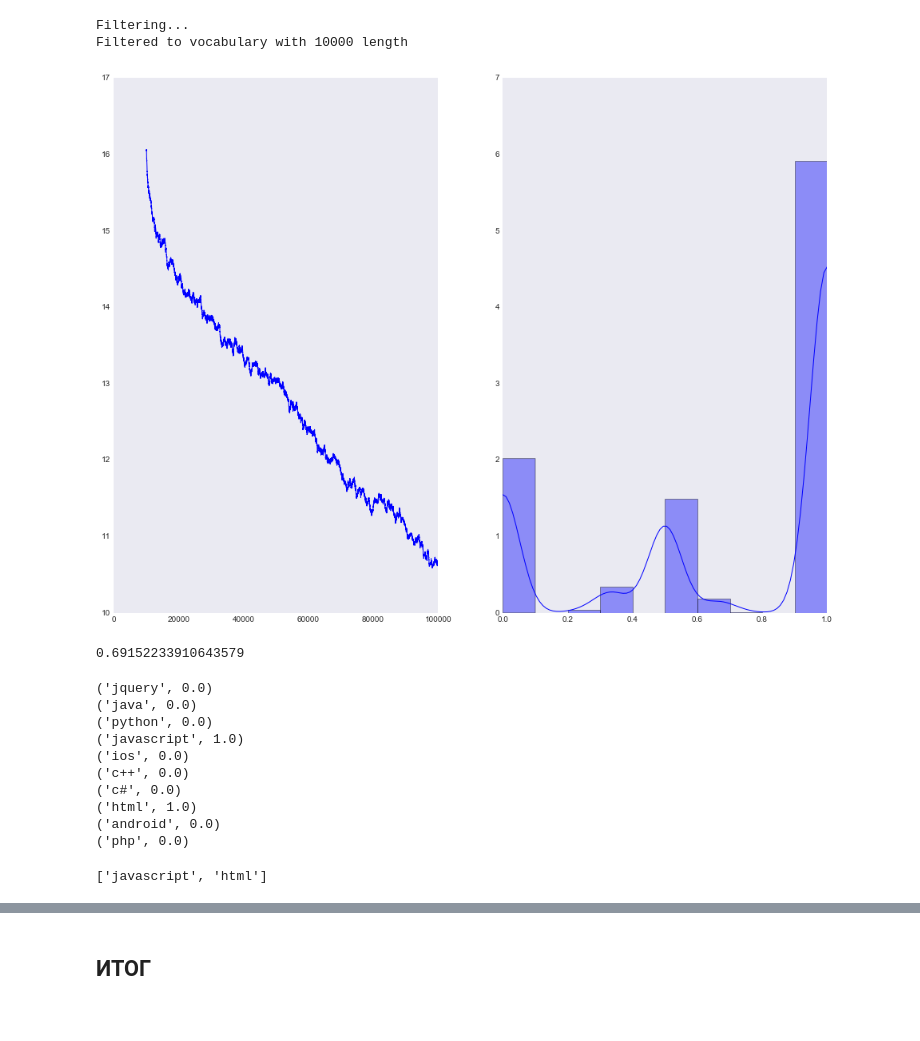
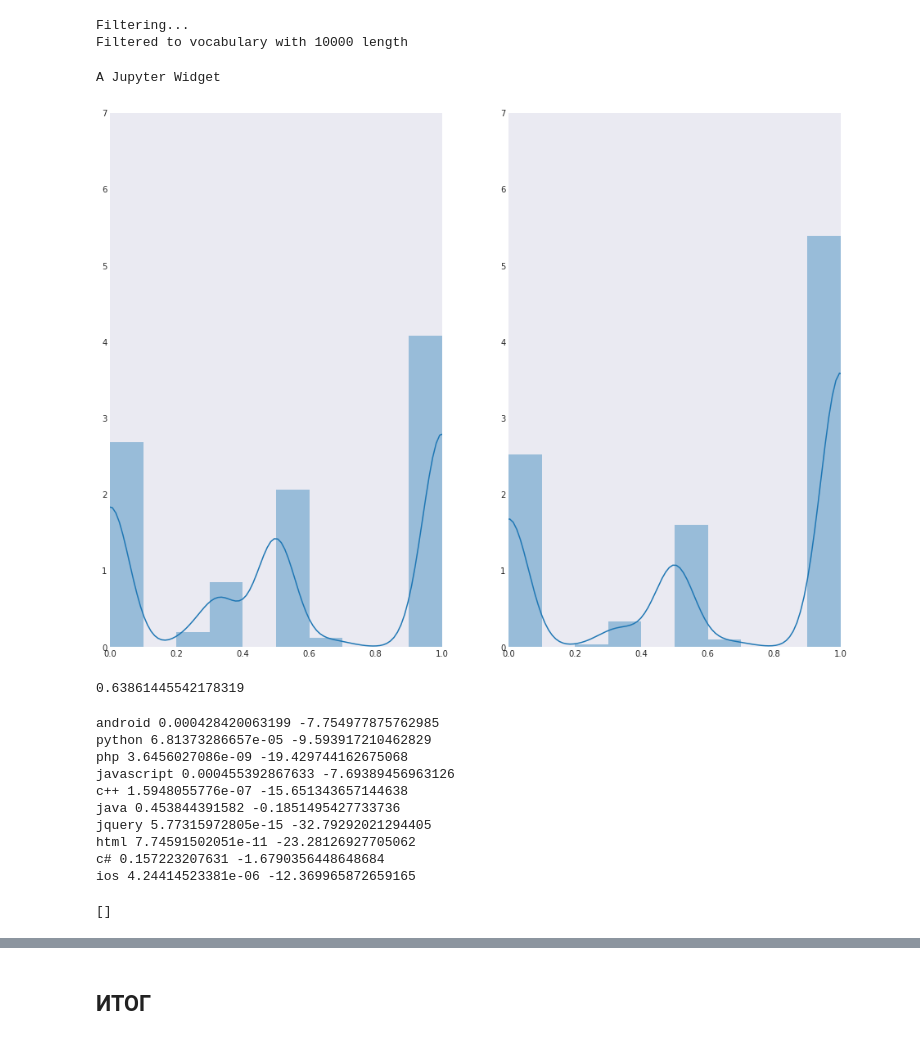
Before and after one commit to LeninTheMushroom/machine-learning, a Jupyter notebook: ods/4.ipynb, the cells around one changed output, grey strips where cells are left out. Drawn from its saved outputs; the diff is of its cells as text; code cells hidden in the pictures.

```diff
--- a/ods/4.ipynb
+++ b/ods/4.ipynb
@@ -87,12 +87,13 @@ from tqdm import tqdm_notebook
 import pandas as pd
 from collections import defaultdict
 from collections import Counter
+import math
 
 sns.set_style("dark")
 plt.rcParams['figure.figsize'] = 16, 12
 
-DS_FILE_NAME = 'C:\\Users\\Admin\\Downloads\\data.hw4.tar\\stackoverflow_sample_125k.tsv'
-TAGS_FILE_NAME = 'C:\\Users\\Admin\\Downloads\\data.hw4.tar\\top10_tags.tsv'
+DS_FILE_NAME = '/home/uasa/Desktop/data/stackoverflow_sample_125k.tsv'
+TAGS_FILE_NAME = '/home/uasa/Desktop/data/top10_tags.tsv'
 # %%
 top_tags = []
 with open(TAGS_FILE_NAME, 'r') as f:
@@ -330,6 +335,7 @@ class LogRegressorElastic():
 
 
     def make_vocab_word_list(self, fname=DS_FILE_NAME, total=100000, remaining=10000):
+        #Создаём список слов, которые можно найти в тексте. Если нужно, выбираем самые популярные
         hist_dict = {}
         k=0
         with open(fname, 'r') as f:
@@ -347,7 +353,7 @@ class LogRegressorElastic():
                         hist_dict[word]=0
                 k+=1
         if remaining>0 :
-            sorted_hist = sorted(hist_dict.iteritems(), key=lambda x: x[-1], reverse=True)[:remaining]
+            sorted_hist = sorted(hist_dict.items(), key=lambda x: x[-1], reverse=True)[:remaining]
             return [sorted_hist[x][0] for x in range(len(sorted_hist))]
         else:
             return [x for x in hist_dict]
@@ -361,7 +367,7 @@ class LogRegressorElastic():
     def filter_vocab(self,n=10000):
         print('Filtering...')
         word_list = self.make_vocab_word_list(remaining=n)
-        self._vocab = {a:b for a,b in self._vocab.iteritems() if a in word_list}
+        self._vocab = {a:self._vocab[a] for a in word_list if a in self._vocab}
         print('Filtered to vocabulary with {} length'.format(len(self._vocab)))
 
     def sign(self,a):
@@ -378,13 +384,13 @@ class LogRegressorElastic():
         for tag in self._tags:
             z = self._b[tag]
 
-            for word in sentence:
+            for word in word_list:
                 if word not in self._vocab:
                     continue
                 z += self._w[tag][self._vocab[word]]
 
             sigma = 1/(1 + np.exp(-z)) if z >= 0 else 1 - 1/(1 + np.exp(z))
-            print(tag, sigma)
+            print(tag, sigma,z)
             if sigma>=0.9:
                 tag_list.append(tag)
         return tag_list
@@ -396,8 +402,7 @@ class LogRegressorElastic():
                      learning_rate=0.1,
                      tolerance=1e-16,
                      our_lambda=0.0002,
-                     our_gamma=0.1,
-                     update_vocab=True):
+                     our_gamma=0.1):
         self._loss = []
         n = 0
         lambd2gamm = our_lambda*2*our_gamma
@@ -414,6 +419,7 @@ class LogRegressorElastic():
                 tag_probabilities = []
                 tag_markings = []
 
+                #valued_words = Counter([word for word in sentence if word in self._vocab])
                 valued_words = [word for word in sentence if word in self._vocab]
 
                 for tag in self._tags:
@@ -423,16 +429,16 @@ class LogRegressorElastic():
                     for word in valued_words:
                         z += self._w[tag][self._vocab[word]]
 
-                    sigma = 1/(1 + np.exp(-z)) if z >= 0 else 1 - 1/(1 + np.exp(z))
-                    sample_loss += -y*np.log(np.max([tolerance, sigma])) if y == 1 else \
-                                   -(1 - y)*np.log(1 - np.min([1 - tolerance, sigma]))
+                    sigma = 1/(1 + math.exp(-z)) if z >= 0 else 1 - 1/(1 + math.exp(z))
 
+                    dLdw = y-sigma
                     if n < top_n_train:
-                        dLdw = y-sigma
+                        #for word,occurence in valued_words.items():
                         for word in valued_words:
                             a = self._w[tag][self._vocab[word]]
                             dEldw = lambd2gamm*a + rev_gamm*self.sign(a)
-                            self._w[tag][self._vocab[word]] -= learning_rate*(-dLdw + dEldw)
+                            #self._w[tag][self._vocab[word]] -= occurence*(learning_rate*(-dLdw+dEldw))
+                            self._w[tag][self._vocab[word]] -= learning_rate*(-dLdw)+dEldw
 
                         self._b[tag] -= learning_rate*(-dLdw)
                     else:
@@ -442,7 +448,7 @@ class LogRegressorElastic():
                             tag_probabilities.append(0)
                         tag_markings.append(y)
                 n += 1
-                self._loss.append(sample_loss)
+                #self._loss.append(sample_loss)
                 if n >= top_n_train:
                     self._jaccard_scores.append(jaccard_score(tag_markings, tag_probabilities))
 # %%
@@ -500,21 +491,24 @@ Filtering...
 Filtered to vocabulary with 10000 length
 # %%
 model_elastic.iterate_file(learning_rate = 0.01)
+# %% [output]
+A Jupyter Widget
 # %%
 fig, ax =plt.subplots(1,2)
 plt.subplot(1, 2, 1)
-plt.plot(pd.Series(model_elastic._loss[:-25000]).rolling(10000).mean());
+g = sns.distplot(model_elastic._jaccard_scores[:25001], bins=10, norm_hist=True)
+g.set(xlim=(0.0, 1.0), ylim=(0.0,7.0))
 
 plt.subplot(1, 2, 2)
 g = sns.distplot(model_elastic._jaccard_scores[25001:], bins=10, norm_hist=True)
 g.set(xlim=(0.0, 1.0), ylim=(0.0,7.0))
 fig.show()
 # %% [output]
-[figure, old version]
+[figure, new version]
 # %%
 np.mean(model_elastic._jaccard_scores[25001:])
 # %% [output]
-0.69152233910643579
+0.63861445542178319
 # %%
 sentence = ("I want to improve my coding skills, so I have planned write " +
             "a Mobile Application.need to choose between Apple's iOS or Google's Android." +
@@ -528,17 +522,17 @@ sentence = ("I want to improve my coding skills, so I have planned write " +
 
 model_elastic.predict_proba(sentence)
 # %% [output]
-('jquery', 0.0)
-('java', 0.0)
-('python', 0.0)
-('javascript', 1.0)
-('ios', 0.0)
-('c++', 0.0)
-('c#', 0.0)
-('html', 1.0)
-('android', 0.0)
-('php', 0.0)
+android 0.000428420063199 -7.754977875762985
+python 6.81373286657e-05 -9.593917210462829
+php 3.6456027086e-09 -19.429744162675068
+javascript 0.000455392867633 -7.69389456963126
+c++ 1.5948055776e-07 -15.651343657144638
+java 0.453844391582 -0.1851495427733736
+jquery 5.77315972805e-15 -32.79292021294405
+html 7.74591502051e-11 -23.28126927705062
+c# 0.157223207631 -1.6790356448648684
+ios 4.24414523381e-06 -12.369965872659165
-['javascript', 'html']
+[]
 # %%
 sentence = ("I want to improve my coding skills so I have planned write " +
             "a Mobile Application need to choose between Apple iOS or Google Android " +
```
Also changed, not shown: parts of 34 cells of this notebook.
